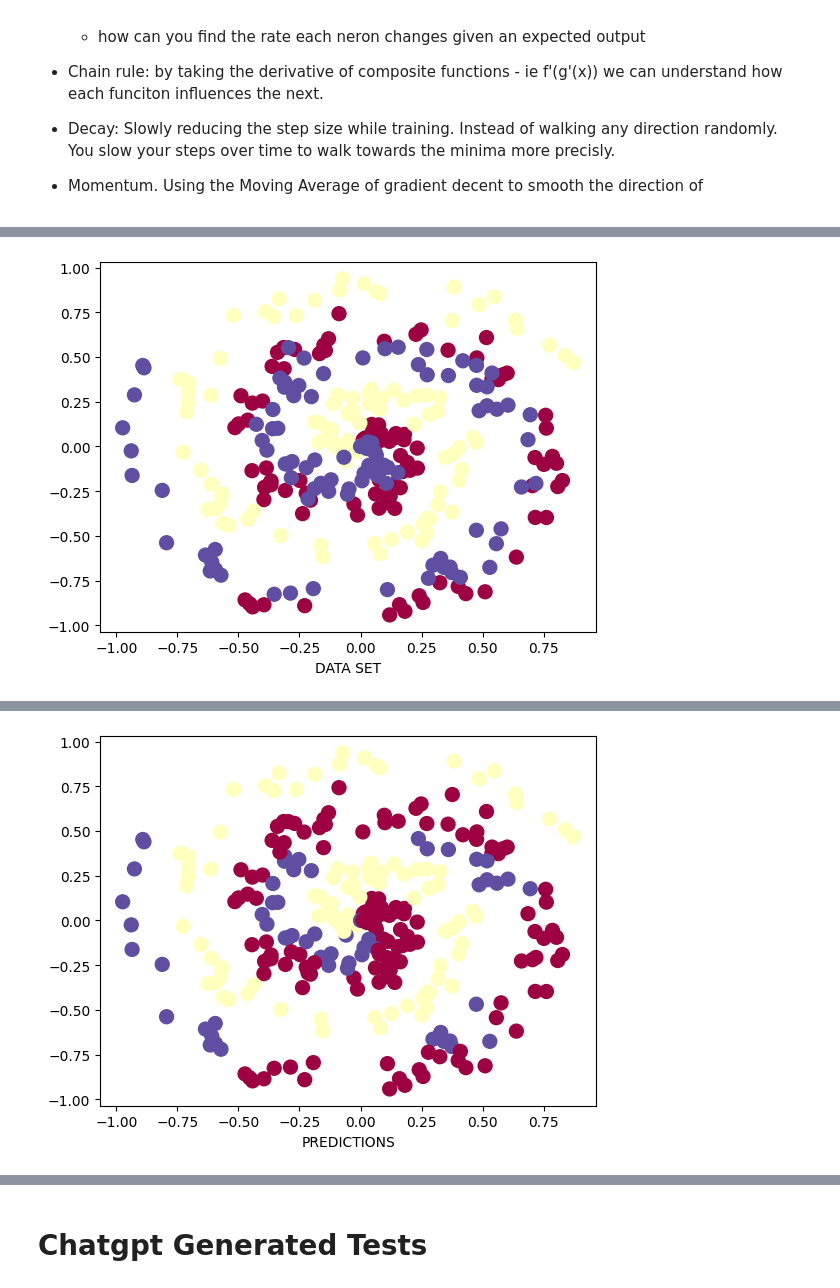
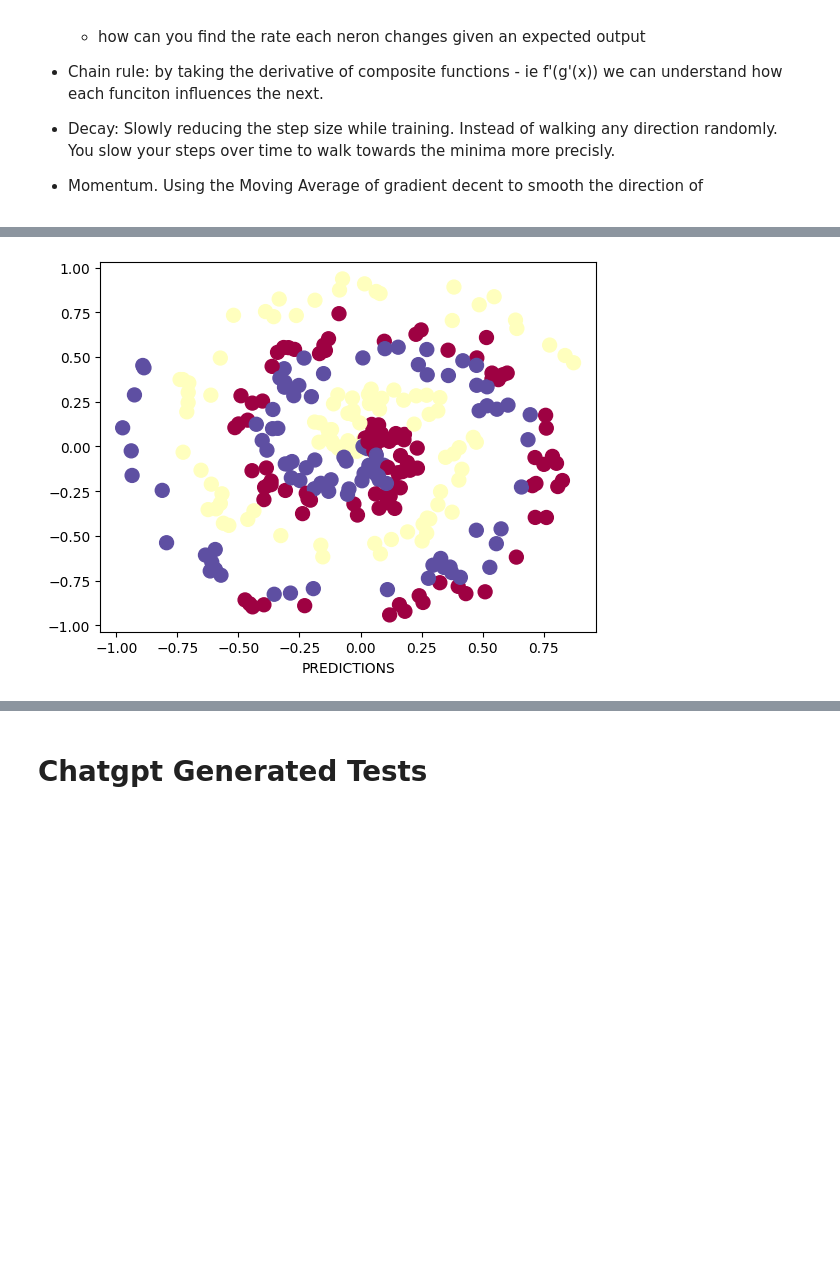
Before and after one commit to 1celo12/neuralnetsfromscratch, a Jupyter notebook: testing.ipynb, the cells around one changed output, grey strips where cells are left out. Saved outputs shown, nothing was run; the diff lists cells and outputs as text; code cells hidden in the pictures; blank space fills up the shorter version.

```diff
--- a/testing.ipynb
+++ b/testing.ipynb
@@ -256,14 +256,14 @@ np.random.seed(42)
 
 X, y = spiral_data(samples=100, classes=3)
 
-plt.scatter(X[:, 0], X[:, 1], c=y, s=100, cmap=plt.cm.Spectral)
-plt.xlabel("DATA SET")
-plt.show()
+# plt.scatter(X[:, 0], X[:, 1], c=y, s=100, cmap=plt.cm.Spectral)
+# plt.xlabel("DATA SET")
+# plt.show()
 
 nn = MyFirstNeuralNetwork(X, y)
-optimizer = Gradient_Decent(decay=1e-3)
+optimizer = Gradient_Decent(decay=1e-3, momentum=0.9)
 
-for epoch in range(10000):
+for epoch in range(500):
     optimizer.epoch = epoch
     nn.forward()
 
@@ -287 +292 @@ plt.show()
-[figure, old version]
+[figure, new version]
@@ -305,3 +293,2 @@ Epoch:9900, Loss:0.3295568823814392, Accuracy:0.87, Learning Rate:0.091751536838
-[figure, removed]
 # %%
 plt.subplot()
```
Also changed, not shown: parts of 5 cells of this notebook.
